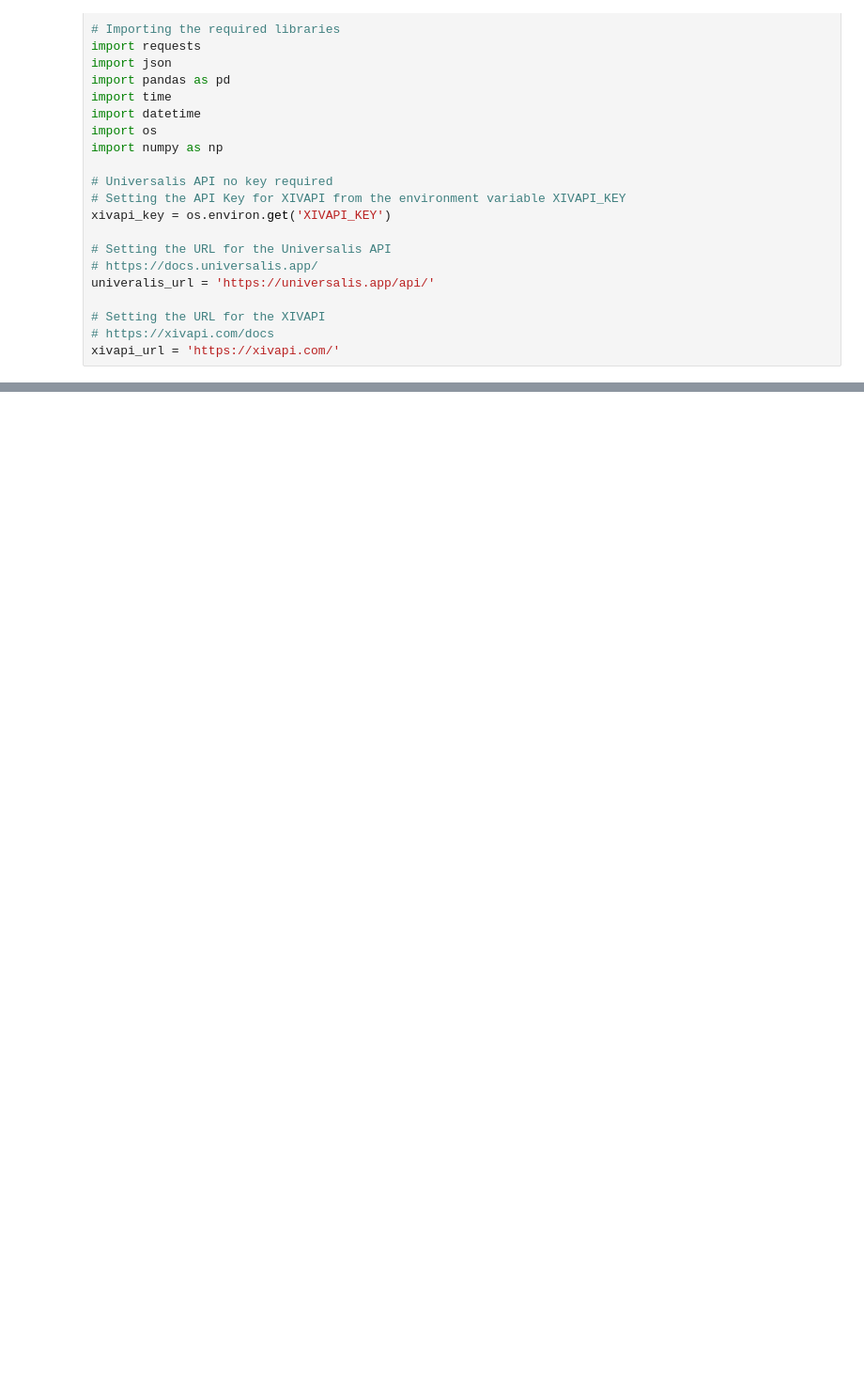
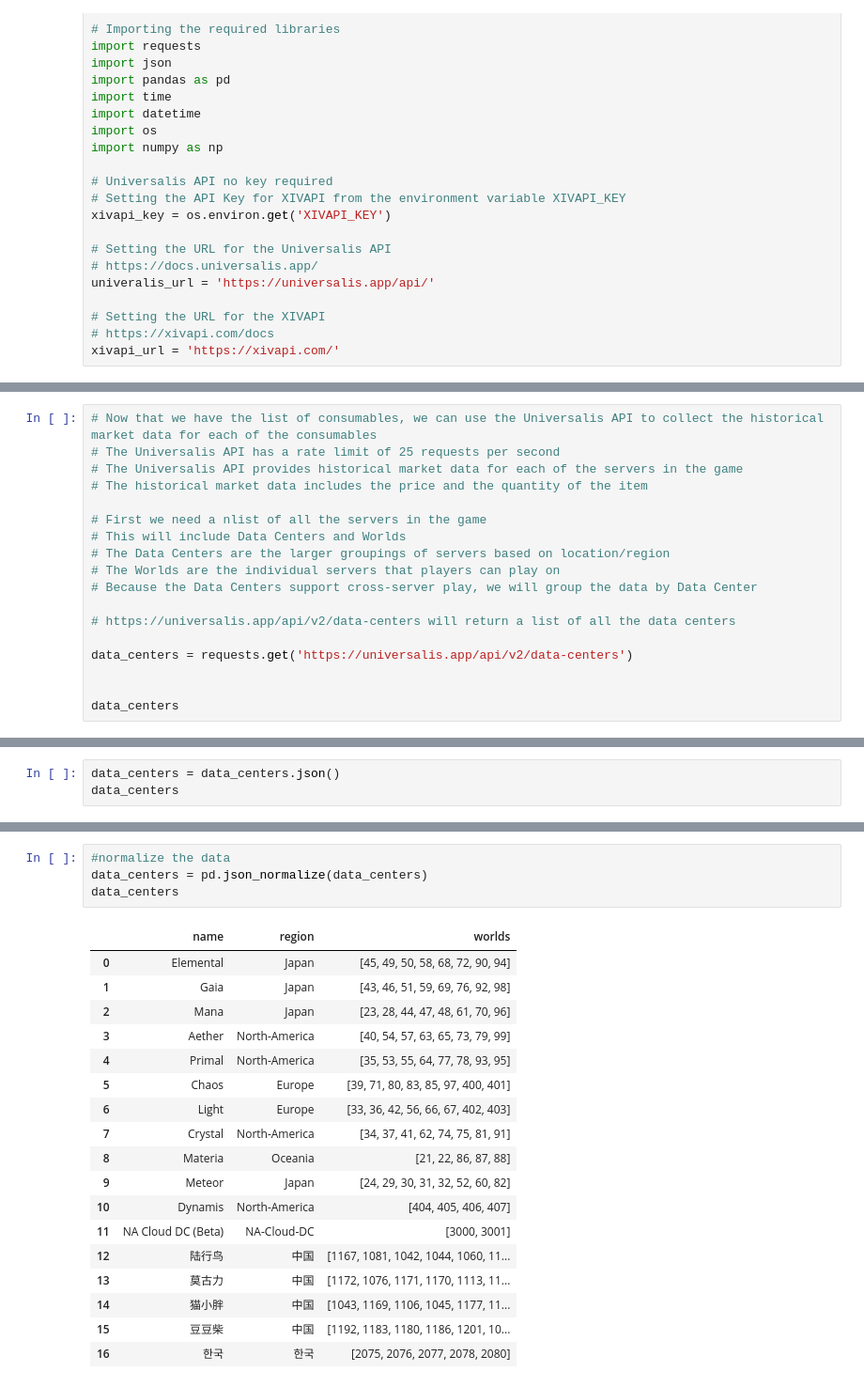
Before and after one commit to Hounder23/LHL-CAPSTONE, a Jupyter notebook: IPYNB NoteBooks/DataCollection.ipynb, the cells around one changed output, grey strips where cells are left out. Shown: that part at 94% size. Cells and saved outputs as stored; diff of their text form; blank space fills up the shorter version.

Commit message:
Server&Consumableitems data collection complete

```diff
--- a/IPYNB NoteBooks/DataCollection.ipynb
+++ b/IPYNB NoteBooks/DataCollection.ipynb
@@ -32,0 +111,18 @@ None
+# %%
+# Now that we have the list of consumables, we can use the Universalis API to collect the historical market data for each of the consumables
+# The Universalis API has a rate limit of 25 requests per second
+# The Universalis API provides historical market data for each of the servers in the game
+# The historical market data includes the price and the quantity of the item
+
+# First we need a nlist of all the servers in the game
+# This will include Data Centers and Worlds
+# The Data Centers are the larger groupings of servers based on location/region
+# The Worlds are the individual servers that players can play on
+# Because the Data Centers support cross-server play, we will group the data by Data Center
+
+# https://universalis.app/api/v2/data-centers will return a list of all the data centers
+
+data_centers = requests.get('https://universalis.app/api/v2/data-centers')
+
+
+data_centers
@@ -32,0 +131,3 @@ None
+# %%
+data_centers = data_centers.json()
+data_centers
@@ -32,0 +152,23 @@ None
+# %%
+#normalize the data
+data_centers = pd.json_normalize(data_centers)
+data_centers
+# %% [output]
+|  | name | region | worlds |
+| 0 | Elemental | Japan | [45, 49, 50, 58, 68, 72, 90, 94] |
+| 1 | Gaia | Japan | [43, 46, 51, 59, 69, 76, 92, 98] |
+| 2 | Mana | Japan | [23, 28, 44, 47, 48, 61, 70, 96] |
+| 3 | Aether | North-America | [40, 54, 57, 63, 65, 73, 79, 99] |
+| 4 | Primal | North-America | [35, 53, 55, 64, 77, 78, 93, 95] |
+| 5 | Chaos | Europe | [39, 71, 80, 83, 85, 97, 400, 401] |
+| 6 | Light | Europe | [33, 36, 42, 56, 66, 67, 402, 403] |
+| 7 | Crystal | North-America | [34, 37, 41, 62, 74, 75, 81, 91] |
+| 8 | Materia | Oceania | [21, 22, 86, 87, 88] |
+| 9 | Meteor | Japan | [24, 29, 30, 31, 32, 52, 60, 82] |
+| 10 | Dynamis | North-America | [404, 405, 406, 407] |
+| 11 | NA Cloud DC (Beta) | NA-Cloud-DC | [3000, 3001] |
+| 12 | 陆行鸟 | 中国 | [1167, 1081, 1042, 1044, 1060, 11... |
+| 13 | 莫古力 | 中国 | [1172, 1076, 1171, 1170, 1113, 11... |
+| 14 | 猫小胖 | 中国 | [1043, 1169, 1106, 1045, 1177, 11... |
+| 15 | 豆豆柴 | 中国 | [1192, 1183, 1180, 1186, 1201, 10... |
+| 16 | 한국 | 한국 | [2075, 2076, 2077, 2078, 2080] |
```
Also changed, not shown: parts of 15 cells of this notebook, 5 other files.
